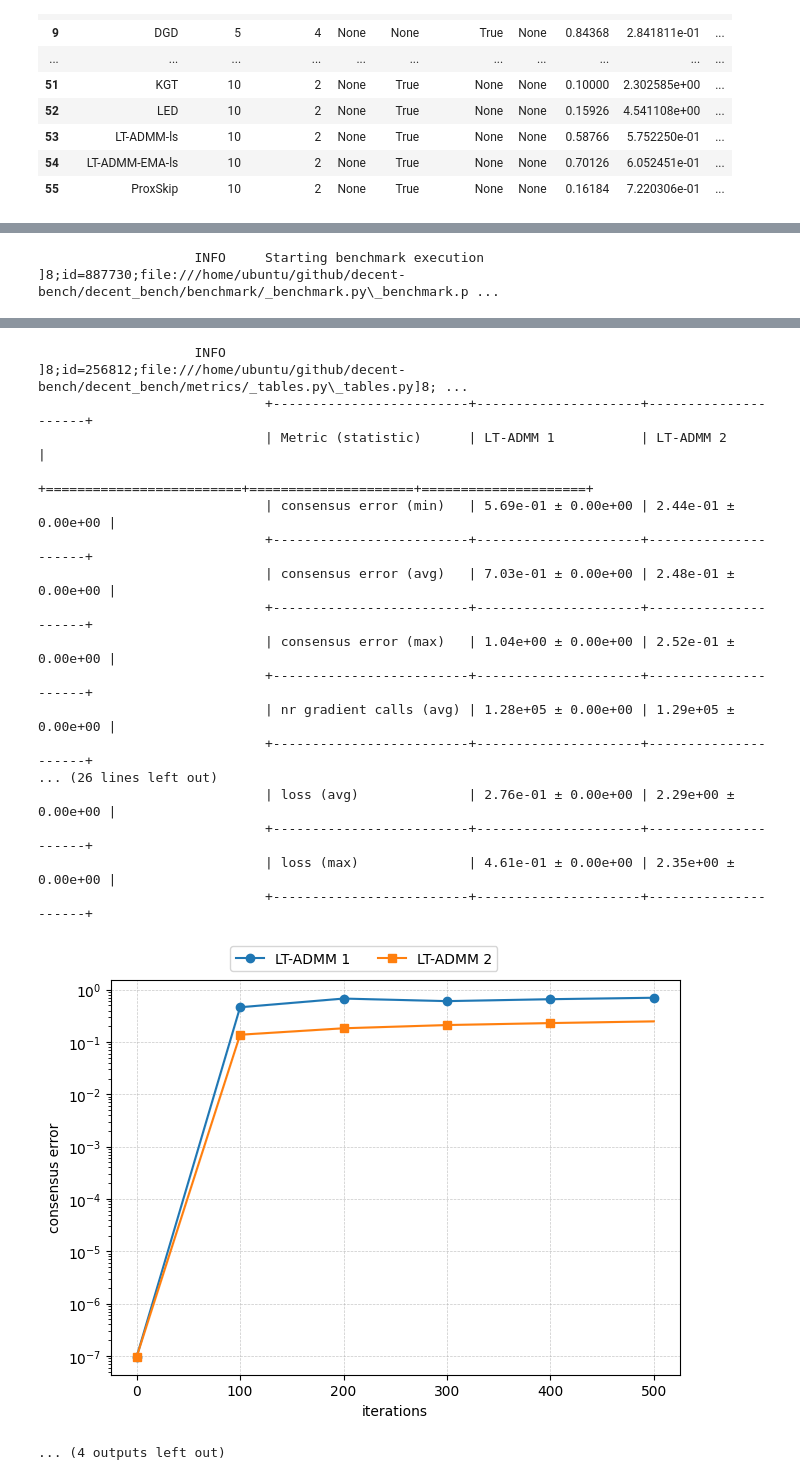
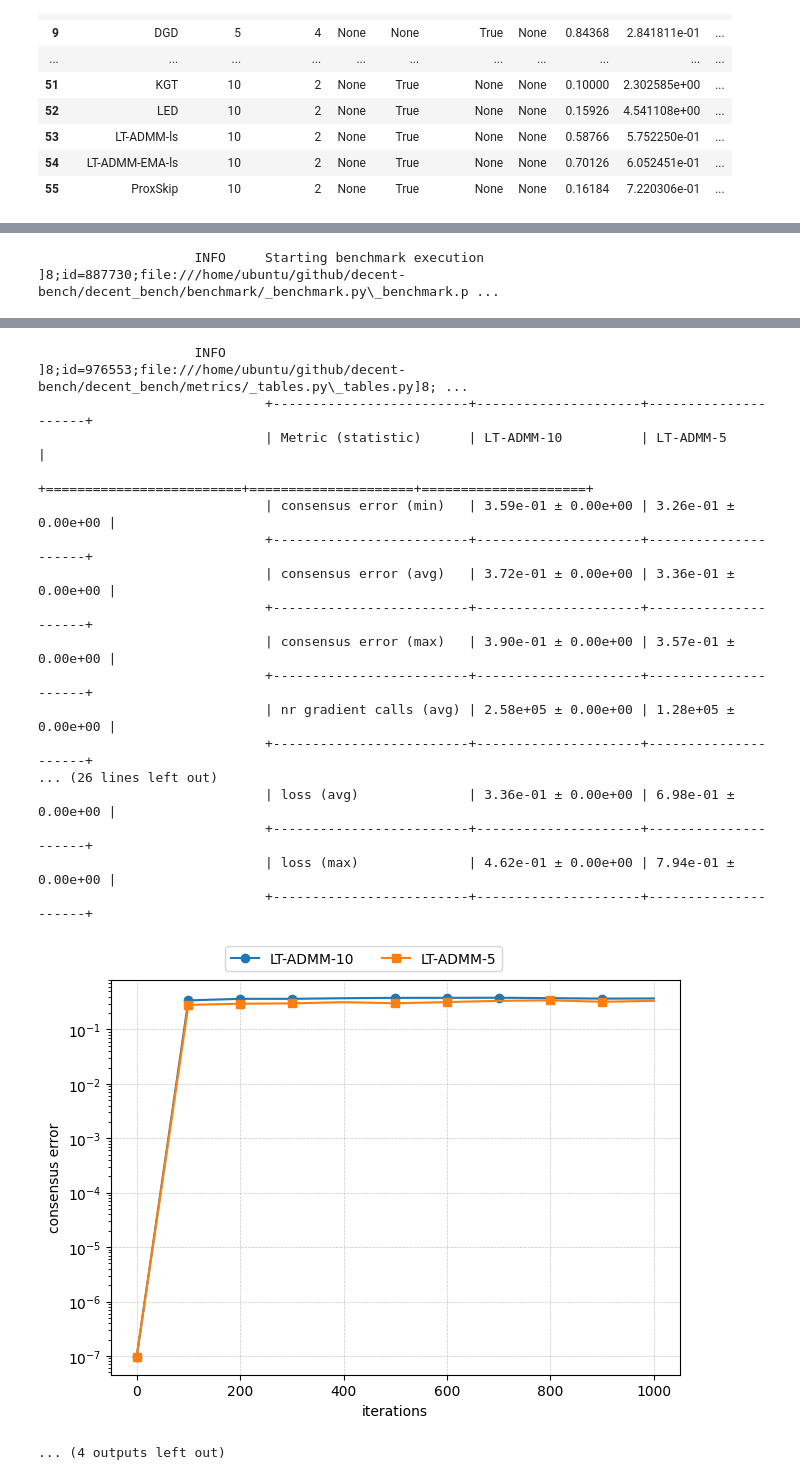
Before and after one commit to team-decent/decent-bench, a Jupyter notebook: examples/nim/compare_results.ipynb, the cells around one changed output, grey strips where cells are left out. Drawn from its saved outputs; the diff is of its cells as text; code cells hidden in the pictures.

```diff
--- a/examples/nim/compare_results.ipynb
+++ b/examples/nim/compare_results.ipynb
@@ -186,7 +298,7 @@ from examples.nim.src.algorithms.lt_admm_ema import LT_ADMM_EMA
 from examples.nim.src.algorithms.lt_admm_torch_optimizer import LT_ADMM_TORCH
 
 
-iterations = 500
+iterations = 1000
 state_snapshot_period = 100
 samples_per_partition = 1000
 device = SupportedDevices.CPU
@@ -300,22 +412,23 @@ algorithms = [
     dec_algorithms.LT_ADMM(
         iterations=iterations,
         local_steps=10,
-        step_size=0.01,
+        step_size=0.005,
         aux_step_size=0.01,
         penalty=1.0,
         x0=x0,
+        mask_z=False,
+        name=f"LT-ADMM-10",
     ),
-    LT_ADMM_EMA(
+    dec_algorithms.LT_ADMM(
         iterations=iterations,
-        local_steps=10,
-        step_size=0.01,
+        local_steps=5,
+        step_size=0.005,
         aux_step_size=0.01,
         penalty=1.0,
-        ema_factor=0.8,
-        send_ema_x=False,
-        use_z_ema=False,
         x0=x0,
-    ),
+        mask_z=False,
+        name=f"LT-ADMM-5",
+    )
 ]
 
 result = benchmark.benchmark(
@@ -352,22 +465,22 @@ benchmark.display_metrics(
                              the number of samples processed in each method call, which can lead to
                              large raw counts. Applying scaling factor of 'scale_compute=1.0' to ['nr
                              gradient calls'] metrics for display.
-                    INFO                                                                              ]8;id=256812;file:///home/ubuntu/github/decent-bench/decent_bench/metrics/_tables.py\_tables.py]8; ...
+                    INFO                                                                              ]8;id=976553;file:///home/ubuntu/github/decent-bench/decent_bench/metrics/_tables.py\_tables.py]8; ...
                              +-------------------------+---------------------+---------------------+
-                             | Metric (statistic)      | LT-ADMM 1           | LT-ADMM 2           |
+                             | Metric (statistic)      | LT-ADMM-10          | LT-ADMM-5           |
                              +=========================+=====================+=====================+
-                             | consensus error (min)   | 5.69e-01 ± 0.00e+00 | 2.44e-01 ± 0.00e+00 |
+                             | consensus error (min)   | 3.59e-01 ± 0.00e+00 | 3.26e-01 ± 0.00e+00 |
                              +-------------------------+---------------------+---------------------+
-                             | consensus error (avg)   | 7.03e-01 ± 0.00e+00 | 2.48e-01 ± 0.00e+00 |
+                             | consensus error (avg)   | 3.72e-01 ± 0.00e+00 | 3.36e-01 ± 0.00e+00 |
                              +-------------------------+---------------------+---------------------+
-                             | consensus error (max)   | 1.04e+00 ± 0.00e+00 | 2.52e-01 ± 0.00e+00 |
+                             | consensus error (max)   | 3.90e-01 ± 0.00e+00 | 3.57e-01 ± 0.00e+00 |
                              +-------------------------+---------------------+---------------------+
-                             | nr gradient calls (avg) | 1.28e+05 ± 0.00e+00 | 1.29e+05 ± 0.00e+00 |
+                             | nr gradient calls (avg) | 2.58e+05 ± 0.00e+00 | 1.28e+05 ± 0.00e+00 |
                              +-------------------------+---------------------+---------------------+
 ... (26 lines left out)
-                             | loss (avg)              | 2.76e-01 ± 0.00e+00 | 2.29e+00 ± 0.00e+00 |
+                             | loss (avg)              | 3.36e-01 ± 0.00e+00 | 6.98e-01 ± 0.00e+00 |
                              +-------------------------+---------------------+---------------------+
-                             | loss (max)              | 4.61e-01 ± 0.00e+00 | 2.35e+00 ± 0.00e+00 |
+                             | loss (max)              | 4.62e-01 ± 0.00e+00 | 7.94e-01 ± 0.00e+00 |
                              +-------------------------+---------------------+---------------------+
-[figure, old version]
+[figure, new version]
 ... (4 outputs left out)
```
Also changed, not shown: parts of 7 cells of this notebook, 8 other files.
